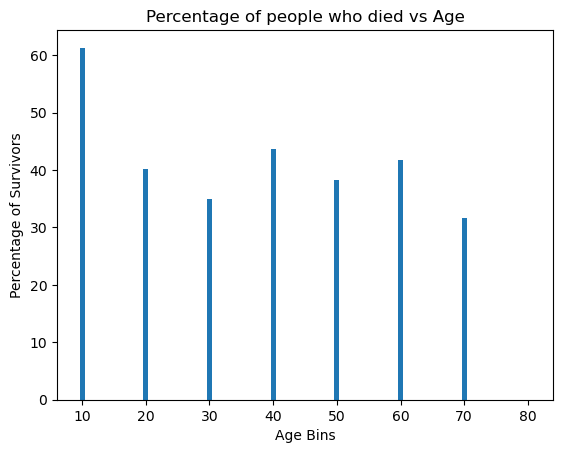
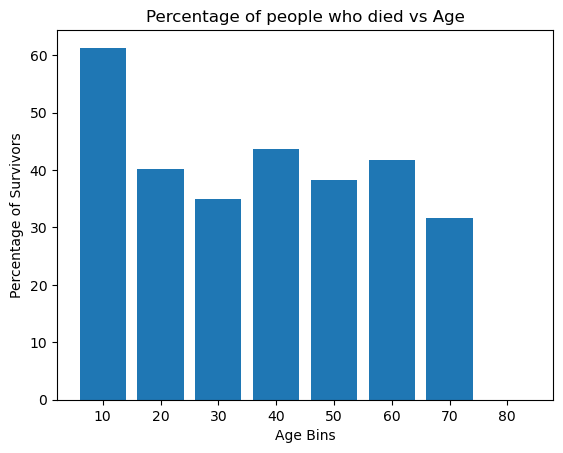
Unified diff of the notebook cell whose output changed from the first chart to the second:
--- before
+++ after
@@ -20,6 +20,6 @@
 data[(data["Age"] < 80) & (data["Age"] >= 70)& (data["Survived"] == 1)].shape[0]
 ])
-print(percent)
-plt.bar([10,20,30,40,50,60,70,80], ((survive / total) * 100))
+
+plt.bar([10,20,30,40,50,60,70,80], ((survive / total) * 100),width = 8)
 plt.xlabel("Age Bins")
 plt.ylabel("Percentage of Survivors")

Commit: Changes